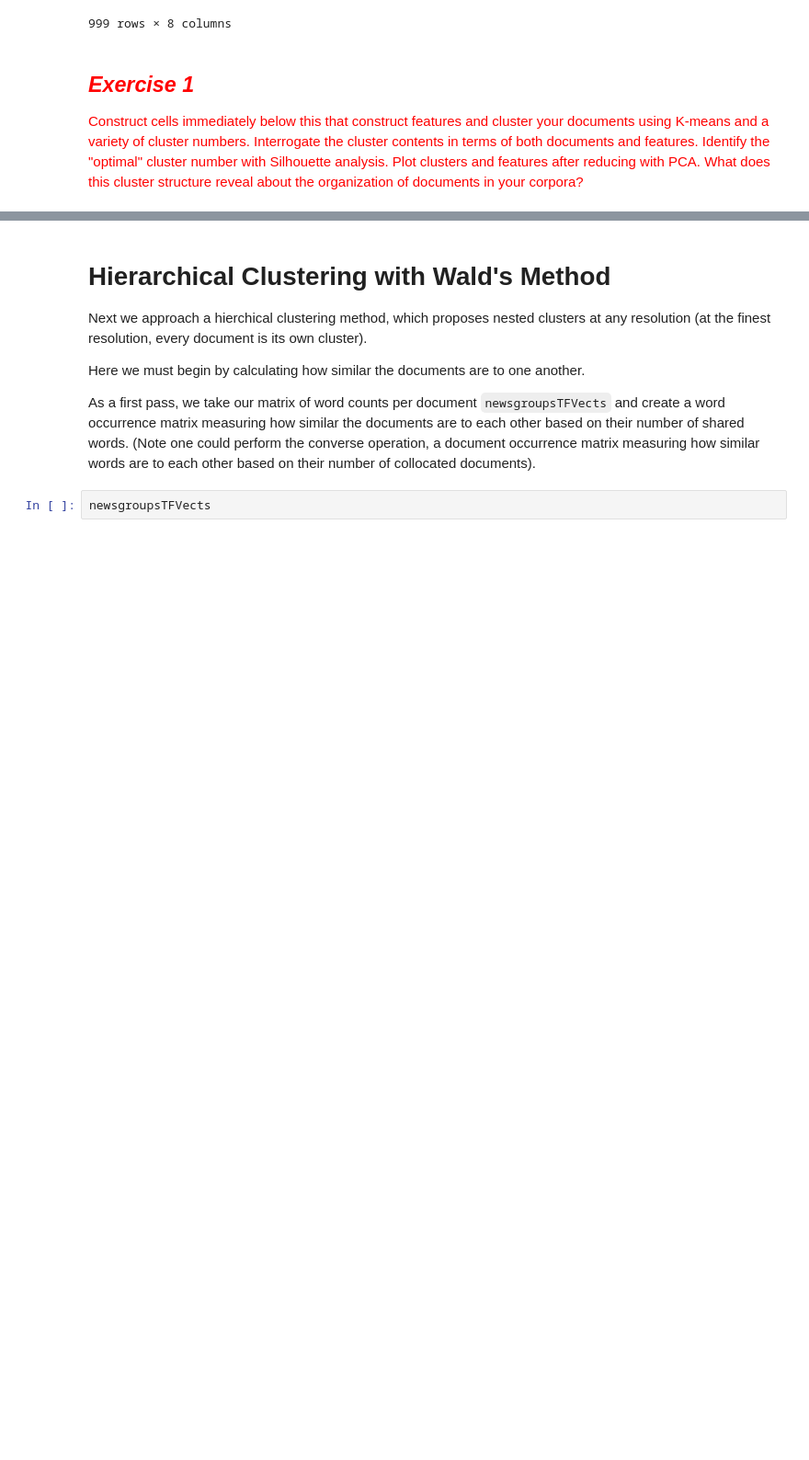
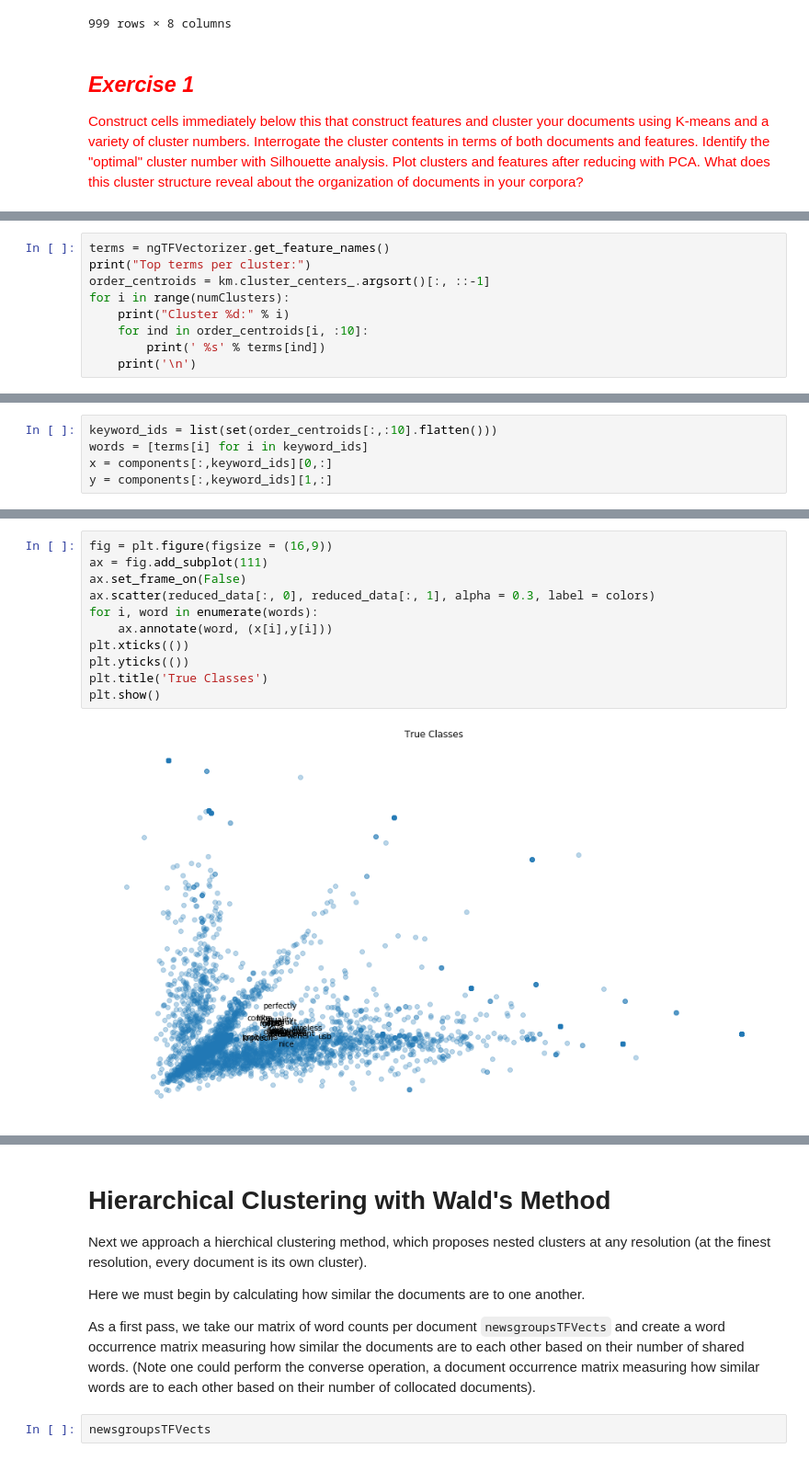
Before and after one commit to liu431/Content-Analysis-2020, a Jupyter notebook: week-5/5-Discovering-Patterns-Clusters-and-Topics_Li_Liu.ipynb, the cells around one changed output, grey strips where cells are left out. Shown at 92% size. Saved outputs shown, nothing was run; the diff lists cells and outputs as text; blank space fills up the shorter version.

```diff
--- a/week-5/5-Discovering-Patterns-Clusters-and-Topics_Li_Liu.ipynb
+++ b/week-5/5-Discovering-Patterns-Clusters-and-Topics_Li_Liu.ipynb
@@ -678,0 +804,9 @@ df.head()
+# %%
+terms = ngTFVectorizer.get_feature_names()
+print("Top terms per cluster:")
+order_centroids = km.cluster_centers_.argsort()[:, ::-1]
+for i in range(numClusters):
+    print("Cluster %d:" % i)
+    for ind in order_centroids[i, :10]:
+        print(' %s' % terms[ind])
+    print('\n')
@@ -678,0 +835,5 @@ df.head()
+# %%
+keyword_ids = list(set(order_centroids[:,:10].flatten()))
+words = [terms[i] for i in keyword_ids]
+x = components[:,keyword_ids][0,:]
+y = components[:,keyword_ids][1,:]
@@ -678,0 +852,13 @@ df.head()
+# %%
+fig = plt.figure(figsize = (16,9))
+ax = fig.add_subplot(111)
+ax.set_frame_on(False)
+ax.scatter(reduced_data[:, 0], reduced_data[:, 1], alpha = 0.3, label = colors)
+for i, word in enumerate(words):
+    ax.annotate(word, (x[i],y[i]))
+plt.xticks(())
+plt.yticks(())
+plt.title('True Classes')
+plt.show()
+# %% [output]
+[figure, added]
```
Also changed, not shown: parts of 55 cells of this notebook, 4 other files.
